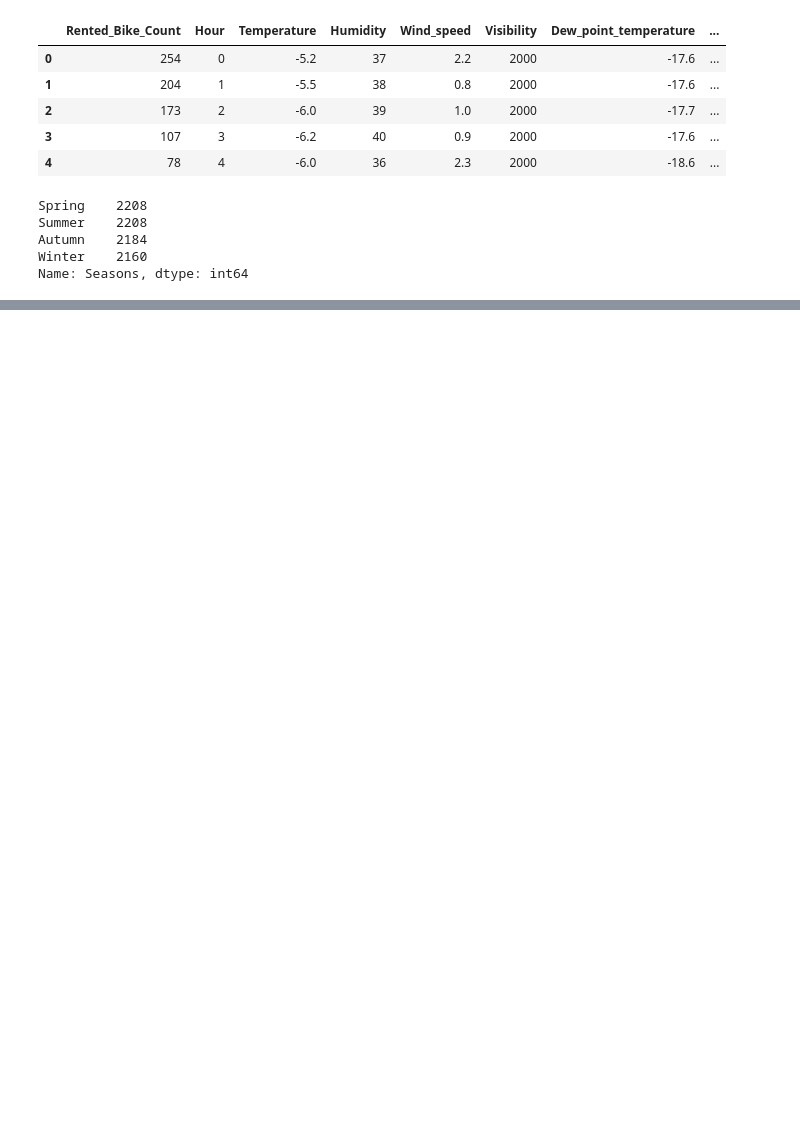
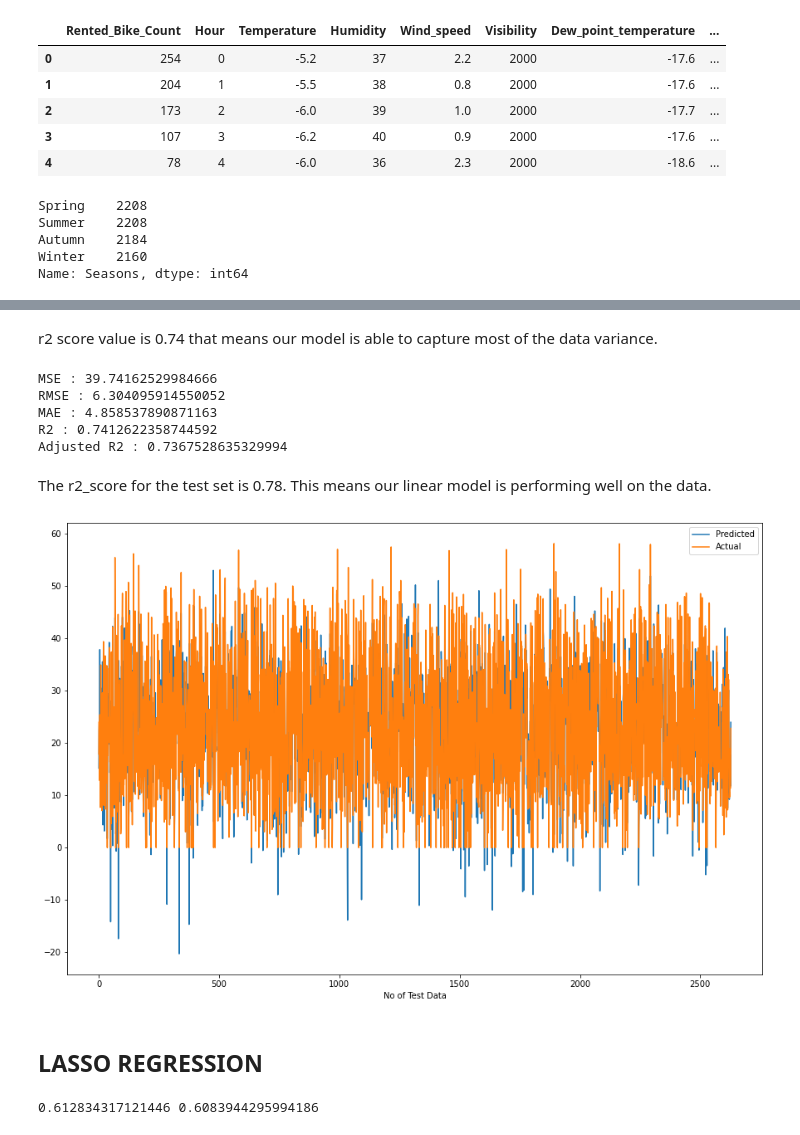
Before and after one commit to SampannaMishra/Bike-Sharing-Demand-Prediction, a Jupyter notebook: Bike_Sharing_Demand_Prediction_Capstone_Project.ipynb, the cells around one changed output, grey strips where cells are left out. Cells and saved outputs as stored; diff of their text form; code cells hidden in the pictures; blank space fills up the shorter version.

```diff
--- a/Bike_Sharing_Demand_Prediction_Capstone_Project.ipynb
+++ b/Bike_Sharing_Demand_Prediction_Capstone_Project.ipynb
@@ -443,0 +492,6 @@ memory usage: 770.0 KB
+# %%
+#Creat test and train data
+from sklearn.model_selection import train_test_split
+X_train, X_test, y_train, y_test = train_test_split(X,y, test_size=0.3, random_state=0)
+print(X_train.shape)
+print(X_test.shape)
@@ -443,0 +501,7 @@ memory usage: 770.0 KB
+# %%
+# performing standardisation on traint and test data
+
+from sklearn.preprocessing import StandardScaler
+sc = StandardScaler()
+X_train = sc.fit_transform(X_train)
+X_test = sc.transform (X_test)
@@ -443,0 +510,3 @@ memory usage: 770.0 KB
+# %%
+from sklearn.linear_model import LinearRegression
+reg= LinearRegression().fit(X_train, y_train)
@@ -443,0 +531,4 @@ memory usage: 770.0 KB
+# %%
+#get the X_train and X-test PREDICTED value
+y_pred_train=reg.predict(X_train)
+y_pred_test=reg.predict(X_test)
@@ -443,0 +567,2 @@ memory usage: 770.0 KB
+# %% [markdown]
+r2 score value is 0.74 that means our model is able to capture most of the data variance.
@@ -443,0 +579,32 @@ memory usage: 770.0 KB
+# %%
+#import the packages
+from sklearn.metrics import mean_squared_error
+#calculate MSE
+MSE_lr= mean_squared_error(y_test, y_pred_test)
+print("MSE :",MSE_lr)
+
+#calculate RMSE
+RMSE_lr=np.sqrt(MSE_lr)
+print("RMSE :",RMSE_lr)
+
+
+#calculate MAE
+MAE_lr= mean_absolute_error(y_test, y_pred_test)
+print("MAE :",MAE_lr)
+
+
+#import the packages
+from sklearn.metrics import r2_score
+#calculate r2 and adjusted r2
+r2_lr= r2_score((y_test), (y_pred_test))
+print("R2 :",r2_lr)
+Adjusted_R2_lr = (1-(1-r2_score((y_test), (y_pred_test)))*((X_test.shape[0]-1)/(X_test.shape[0]-X_test.shape[1]-1)))
+print("Adjusted R2 :",Adjusted_R2_lr )
+# %% [output]
+MSE : 39.74162529984666
+RMSE : 6.304095914550052
+MAE : 4.858537890871163
+R2 : 0.7412622358744592
+Adjusted R2 : 0.7367528635329994
+# %% [markdown]
+The r2_score for the test set is 0.78. This means our linear model is performing well on the data.
@@ -443,0 +621,22 @@ memory usage: 770.0 KB
+# %%
+#Plot the figure
+plt.figure(figsize=(15,10))
+plt.plot(y_pred_test)
+plt.plot(np.array(y_test))
+plt.legend(["Predicted","Actual"])
+plt.xlabel('No of Test Data')
+plt.show()
+# %% [output]
+[figure, added]
+# %% [markdown]
+## **LASSO REGRESSION**
+# %%
+# Create an instance of Lasso Regression implementation
+from sklearn.linear_model import Lasso
+lasso = Lasso(alpha=1.0, max_iter=3000)
+# Fit the Lasso model
+lasso.fit(X_train, y_train)
+# Create the model score
+print(lasso.score(X_test, y_test), lasso.score(X_train, y_train))
+# %% [output]
+0.612834317121446 0.6083944295994186
```
Also changed, not shown: parts of 82 cells of this notebook.
